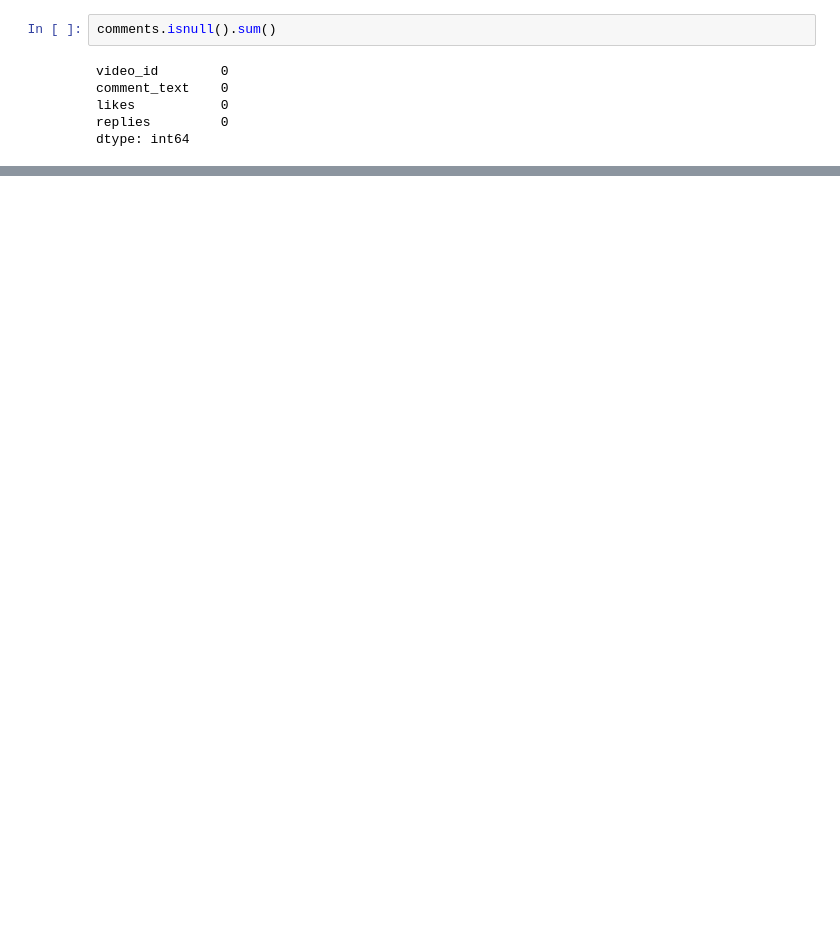
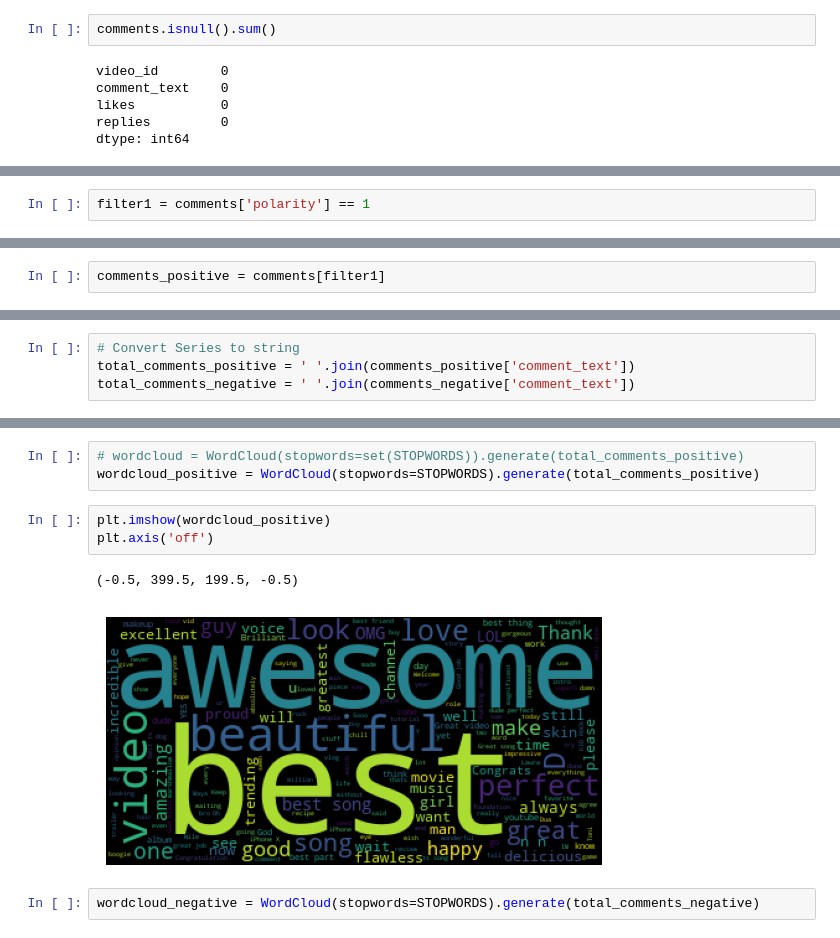
Before and after one commit to gomez-fernando/youtube-sentiment-data-analysis, a Jupyter notebook: youtube_analysis.ipynb, the cells around one changed output, grey strips where cells are left out. Cells and saved outputs as stored; diff of their text form; blank space fills up the shorter version.

Commit message:
Add WordCloud and emojis analysis

```diff
--- a/youtube_analysis.ipynb
+++ b/youtube_analysis.ipynb
@@ -34,0 +128,2 @@ dtype: int64
+# %%
+filter1 = comments['polarity'] == 1
@@ -34,0 +145,2 @@ dtype: int64
+# %%
+comments_positive = comments[filter1]
@@ -34,0 +155,4 @@ dtype: int64
+# %%
+# Convert Series to string
+total_comments_positive = ' '.join(comments_positive['comment_text'])
+total_comments_negative = ' '.join(comments_negative['comment_text'])
@@ -34,0 +179,11 @@ dtype: int64
+# %%
+# wordcloud = WordCloud(stopwords=set(STOPWORDS)).generate(total_comments_positive)
+wordcloud_positive = WordCloud(stopwords=STOPWORDS).generate(total_comments_positive)
+# %%
+plt.imshow(wordcloud_positive)
+plt.axis('off')
+# %% [output]
+(-0.5, 399.5, 199.5, -0.5)
+[figure, added]
+# %%
+wordcloud_negative = WordCloud(stopwords=STOPWORDS).generate(total_comments_negative)
```
Also changed, not shown: parts of 39 cells of this notebook, 2 other files.
